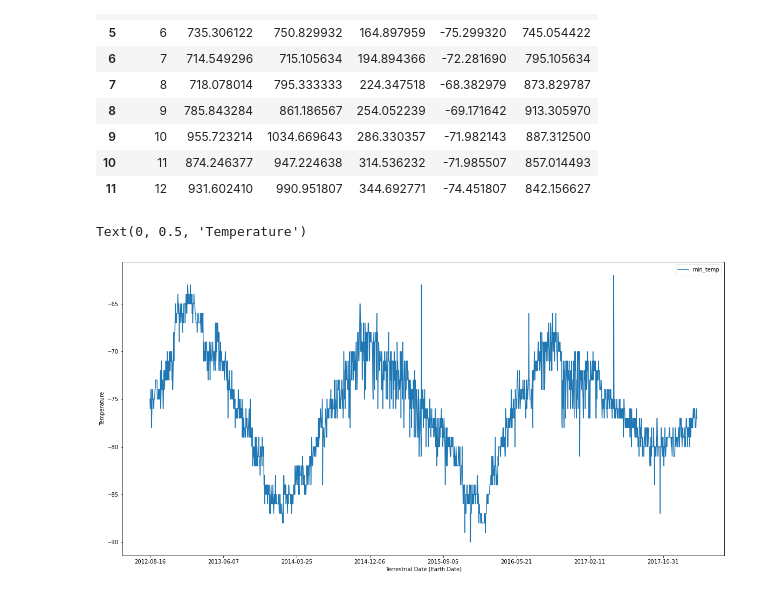
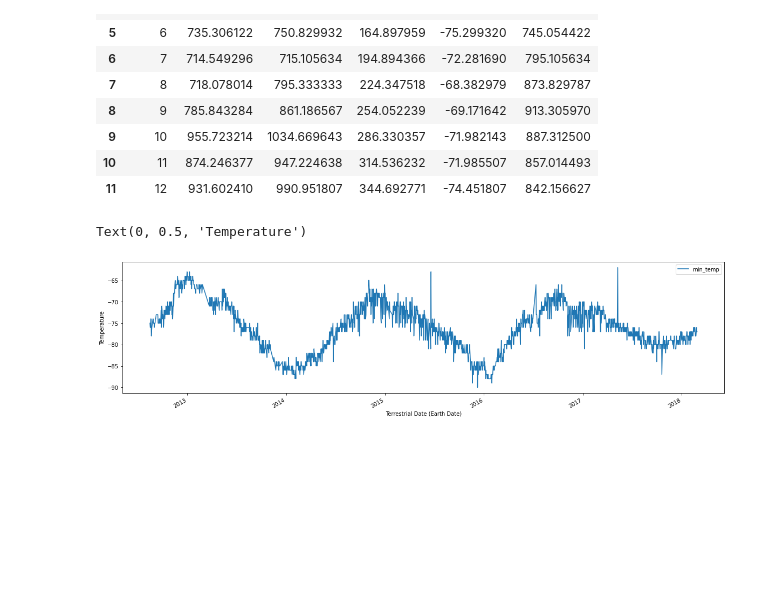
Before and after one commit to Kmkinnear/Mission-to-Mars, a Jupyter notebook: mars_data_challenge_part_2.ipynb, the cells around one changed output. Drawn from its saved outputs; the diff is of its cells as text; code cells hidden in the pictures; blank space fills up the shorter version.

```diff
--- a/mars_data_challenge_part_2.ipynb
+++ b/mars_data_challenge_part_2.ipynb
@@ -165,13 +160,13 @@ daily_min_temps_df
 # %%
-#Plot the results as a bar chart.
+#Plot the results
 #daily_min_temps_df.plot(x="terrestrial_date", y="min_temp", figsize=(15, 10))
 #daily_min_temps_df.plot(x="ls", y="min_temp", figsize=(15, 10))
-mars_df.plot.line(x="terrestrial_date", y="min_temp", figsize=(20, 10))
+mars_df.plot.line(x="terrestrial_date", y="min_temp", figsize=(20, 5))
 plt.xlabel("Terrestrial Date (Earth Date)")
 plt.ylabel("Temperature")
 # %% [output]
 Text(0, 0.5, 'Temperature')
-[figure, old version]
+[figure, new version]
 # %%
 # Create the output file (CSV).
 output_data_file = "module_challenge.csv"
```
Also changed, not shown: parts of 6 cells of this notebook, 1 other file.
